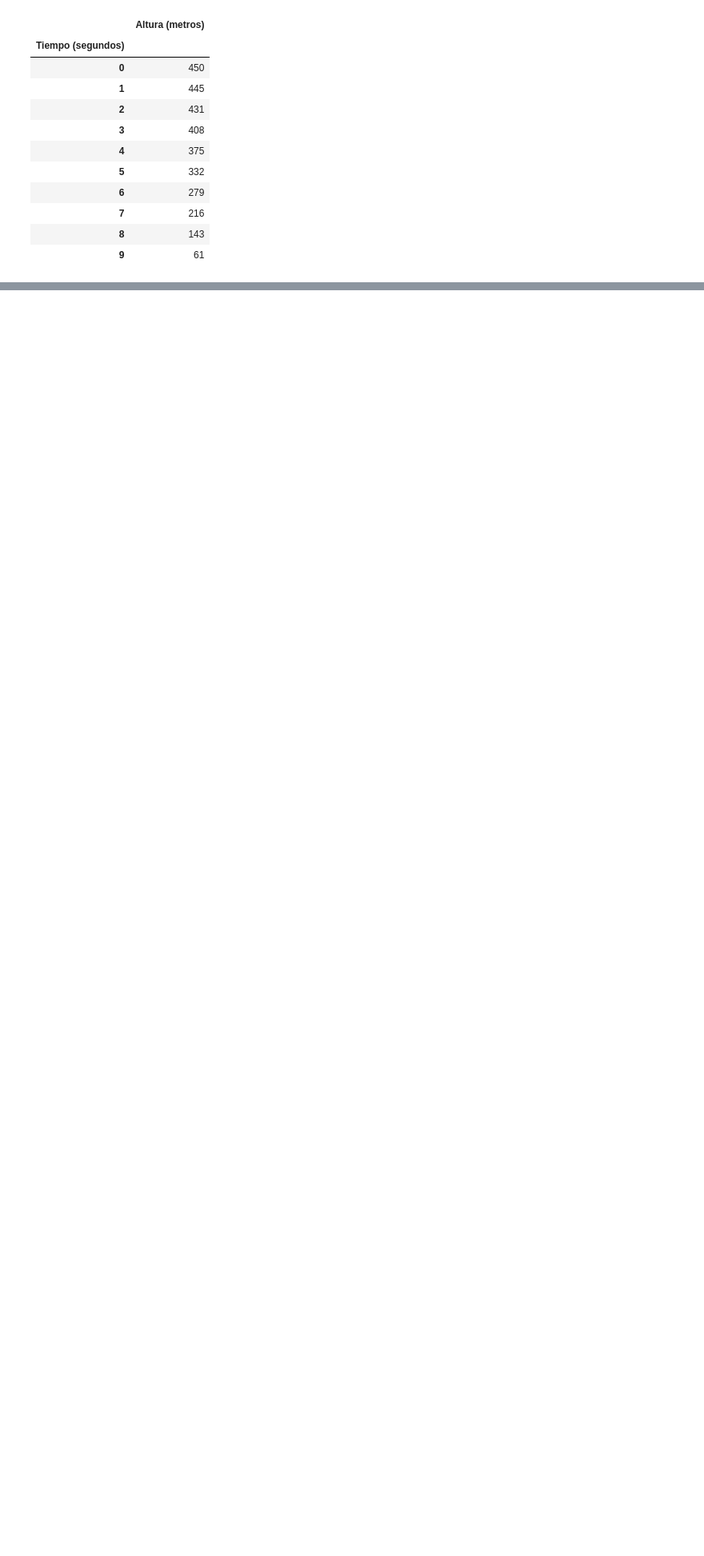
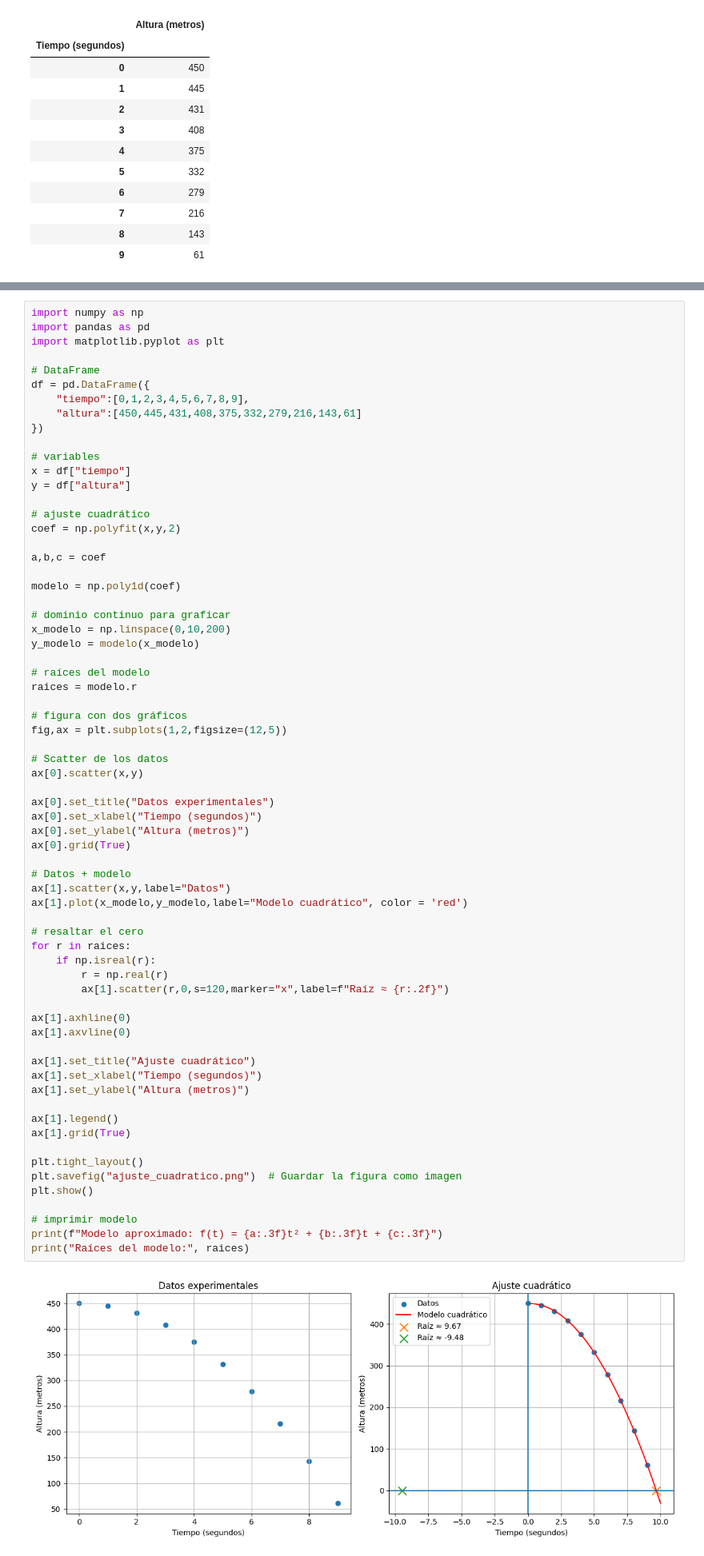
Before and after one commit to marco-canas/investigacion_en_asesoria, a Jupyter notebook: 13_seminario_didactica_del_algebra/1_didactica_de_ecuacion_cuadratica.ipynb, the cells around one changed output, grey strips where cells are left out. Shown at 80% size. Drawn from its saved outputs; the diff is of its cells as text; blank space fills up the shorter version.

```diff
--- a/13_seminario_didactica_del_algebra/1_didactica_de_ecuacion_cuadratica.ipynb
+++ b/13_seminario_didactica_del_algebra/1_didactica_de_ecuacion_cuadratica.ipynb
@@ -364,0 +102,69 @@ Pídales explorar lo siguiente:
+# %%
+import numpy as np
+import pandas as pd
+import matplotlib.pyplot as plt
+
+# DataFrame
+df = pd.DataFrame({
+    "tiempo":[0,1,2,3,4,5,6,7,8,9],
+    "altura":[450,445,431,408,375,332,279,216,143,61]
+})
+
+# variables
+x = df["tiempo"]
+y = df["altura"]
+
+# ajuste cuadrático
+coef = np.polyfit(x,y,2)
+
+a,b,c = coef
+
+modelo = np.poly1d(coef)
+
+# dominio continuo para graficar
+x_modelo = np.linspace(0,10,200)
+y_modelo = modelo(x_modelo)
+
+# raíces del modelo
+raices = modelo.r
+
+# figura con dos gráficos
+fig,ax = plt.subplots(1,2,figsize=(12,5))
+
+# Scatter de los datos
+ax[0].scatter(x,y)
+
+ax[0].set_title("Datos experimentales")
+ax[0].set_xlabel("Tiempo (segundos)")
+ax[0].set_ylabel("Altura (metros)")
+ax[0].grid(True)
+
+# Datos + modelo
+ax[1].scatter(x,y,label="Datos")
+ax[1].plot(x_modelo,y_modelo,label="Modelo cuadrático", color = 'red')
+
+# resaltar el cero
+for r in raices:
+    if np.isreal(r):
+        r = np.real(r)
+        ax[1].scatter(r,0,s=120,marker="x",label=f"Raíz ≈ {r:.2f}")
+
+ax[1].axhline(0)
+ax[1].axvline(0)
+
+ax[1].set_title("Ajuste cuadrático")
+ax[1].set_xlabel("Tiempo (segundos)")
+ax[1].set_ylabel("Altura (metros)")
+
+ax[1].legend()
+ax[1].grid(True)
+
+plt.tight_layout()
+plt.savefig("ajuste_cuadratico.png")  # Guardar la figura como imagen
+plt.show()
+
+# imprimir modelo
+print(f"Modelo aproximado: f(t) = {a:.3f}t² + {b:.3f}t + {c:.3f}")
+print("Raíces del modelo:", raices)
+# %% [output]
+[figure, added]
```
Also changed, not shown: parts of 48 cells of this notebook.
